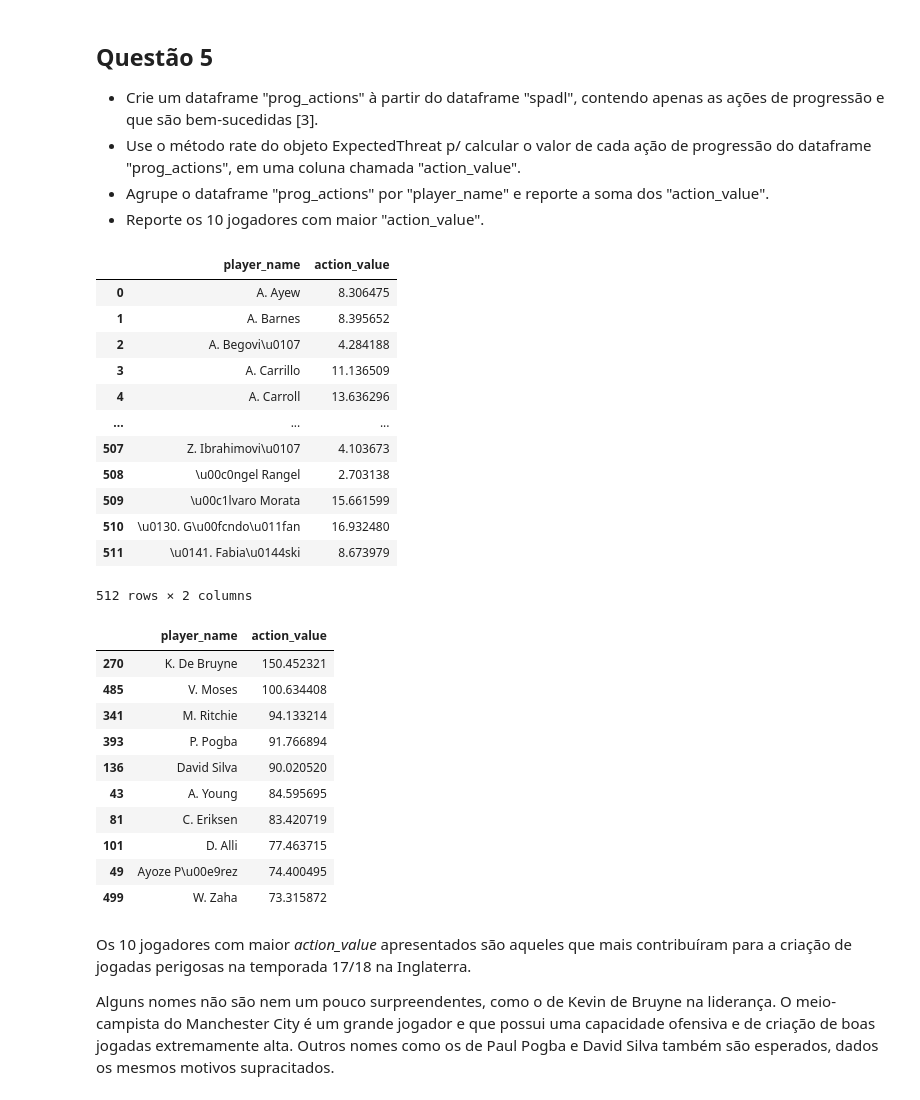
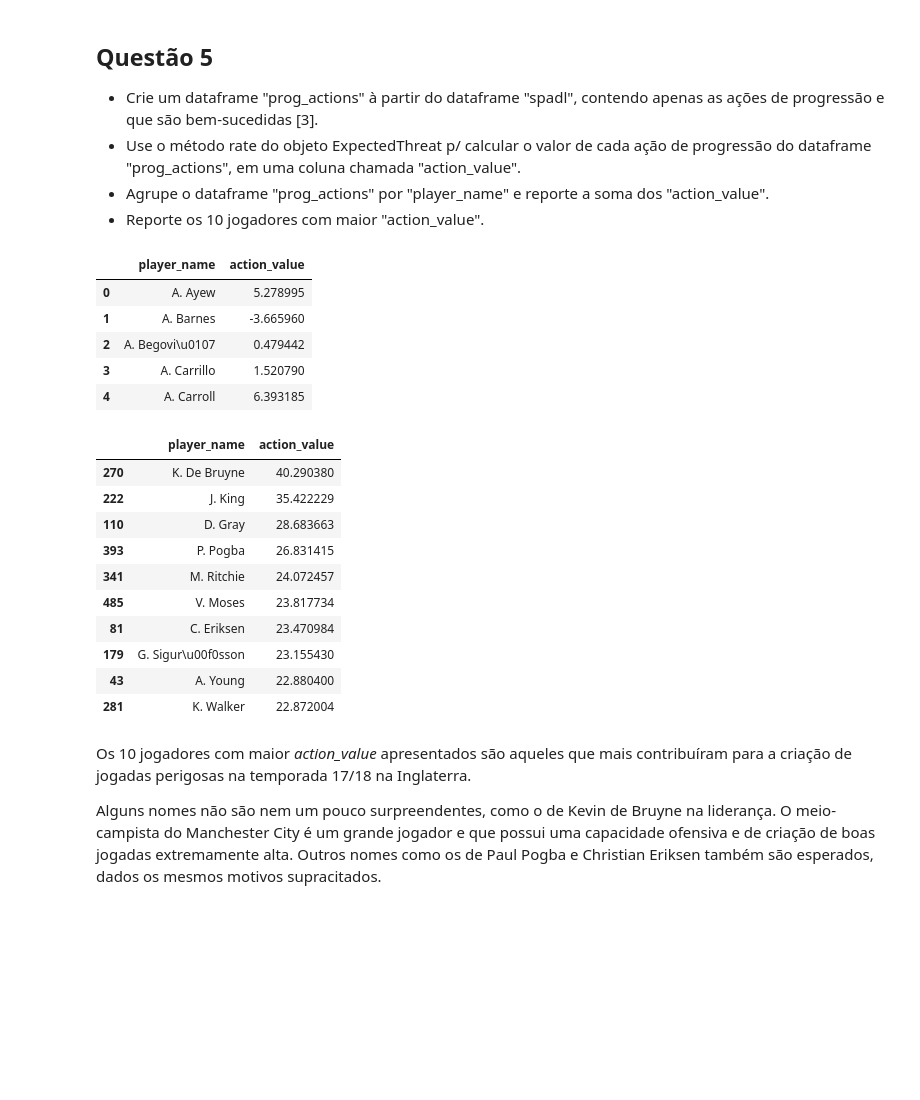
Before and after one commit to lframosferreira/soccer-analytics-notebooks, a Jupyter notebook: atv04/luis_felipe_ramos_ferreira.ipynb, the cells around one changed output. Saved outputs shown, nothing was run; the diff lists cells and outputs as text; code cells hidden in the pictures; blank space fills up the shorter version.

```diff
--- a/atv04/luis_felipe_ramos_ferreira.ipynb
+++ b/atv04/luis_felipe_ramos_ferreira.ipynb
@@ -234,9 +234,9 @@ Uma outra informação coletada foram os 10 jogadores com os menores valores de
 - Instancie um objeto ExpectedThreat [2] com parâmetros l=25 e w=16.
 - Faça o fit do modelo ExpectedThreat com o dataframe "spadl".
 # %%
-xT = xt.ExpectedThreat(l=25, w=16)
+xT = xt.ExpectedThreat()
 step: int = 5000
-acc_xT: np.array = np.zeros((16, 25))
+acc_xT: np.array = np.zeros((12, 16))
 for i in range(0, len(spadl), step):
     xT.fit(spadl[i: i + step])
     acc_xT += xT.xT
@@ -267,38 +267,31 @@ for i in range(0, len(spadl), step):
 # %%
 prog_actions: pd.DataFrame = xt.get_successful_move_actions(spadl)
 xT.xT = acc_xT
 prog_actions["action_value"] = xT.rate(actions=prog_actions)
 aux: pd.DataFrame = prog_actions.groupby(by="player_name", as_index=False)["action_value"].sum()
-aux
+aux.head()
 # %% [output]
 |  | player_name | action_value |
-| 0 | A. Ayew | 8.306475 |
-| 1 | A. Barnes | 8.395652 |
-| 2 | A. Begovi\u0107 | 4.284188 |
-| 3 | A. Carrillo | 11.136509 |
-| 4 | A. Carroll | 13.636296 |
-| ... | ... | ... |
-| 507 | Z. Ibrahimovi\u0107 | 4.103673 |
-| 508 | \u00c0ngel Rangel | 2.703138 |
-| 509 | \u00c1lvaro Morata | 15.661599 |
-| 510 | \u0130. G\u00fcndo\u011fan | 16.932480 |
-| 511 | \u0141. Fabia\u0144ski | 8.673979 |
+| 0 | A. Ayew | 5.278995 |
+| 1 | A. Barnes | -3.665960 |
+| 2 | A. Begovi\u0107 | 0.479442 |
+| 3 | A. Carrillo | 1.520790 |
+| 4 | A. Carroll | 6.393185 |
-512 rows × 2 columns
 # %%
 aux.nlargest(n=10, columns=["action_value"])
 # %% [output]
 |  | player_name | action_value |
-| 270 | K. De Bruyne | 150.452321 |
-| 485 | V. Moses | 100.634408 |
-| 341 | M. Ritchie | 94.133214 |
-| 393 | P. Pogba | 91.766894 |
-| 136 | David Silva | 90.020520 |
-| 43 | A. Young | 84.595695 |
-| 81 | C. Eriksen | 83.420719 |
-| 101 | D. Alli | 77.463715 |
-| 49 | Ayoze P\u00e9rez | 74.400495 |
-| 499 | W. Zaha | 73.315872 |
+| 270 | K. De Bruyne | 40.290380 |
+| 222 | J. King | 35.422229 |
+| 110 | D. Gray | 28.683663 |
+| 393 | P. Pogba | 26.831415 |
+| 341 | M. Ritchie | 24.072457 |
+| 485 | V. Moses | 23.817734 |
+| 81 | C. Eriksen | 23.470984 |
+| 179 | G. Sigur\u00f0sson | 23.155430 |
+| 43 | A. Young | 22.880400 |
+| 281 | K. Walker | 22.872004 |
 # %% [markdown]
 Os 10 jogadores com maior *action_value* apresentados são aqueles que mais contribuíram para a criação de jogadas perigosas na temporada 17/18 na Inglaterra.
 
-Alguns nomes não são nem um pouco surpreendentes, como o de Kevin de Bruyne na liderança. O meio-campista do Manchester City é um grande jogador e que possui uma capacidade ofensiva e de criação de boas jogadas extremamente alta. Outros nomes como os de Paul Pogba e David Silva também são esperados, dados os mesmos motivos supracitados.
+Alguns nomes não são nem um pouco surpreendentes, como o de Kevin de Bruyne na liderança. O meio-campista do Manchester City é um grande jogador e que possui uma capacidade ofensiva e de criação de boas jogadas extremamente alta. Outros nomes como os de Paul Pogba e Christian Eriksen também são esperados, dados os mesmos motivos supracitados.
```
Also changed, not shown: parts of 2 cells of this notebook, 1 other file.
